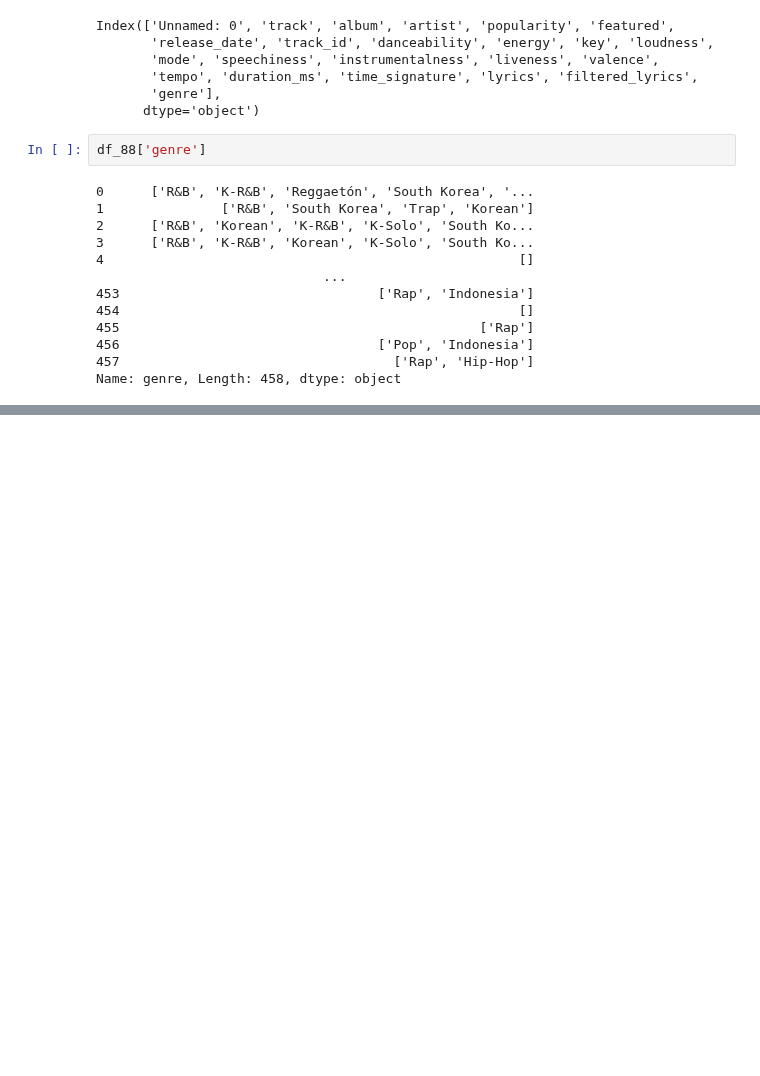
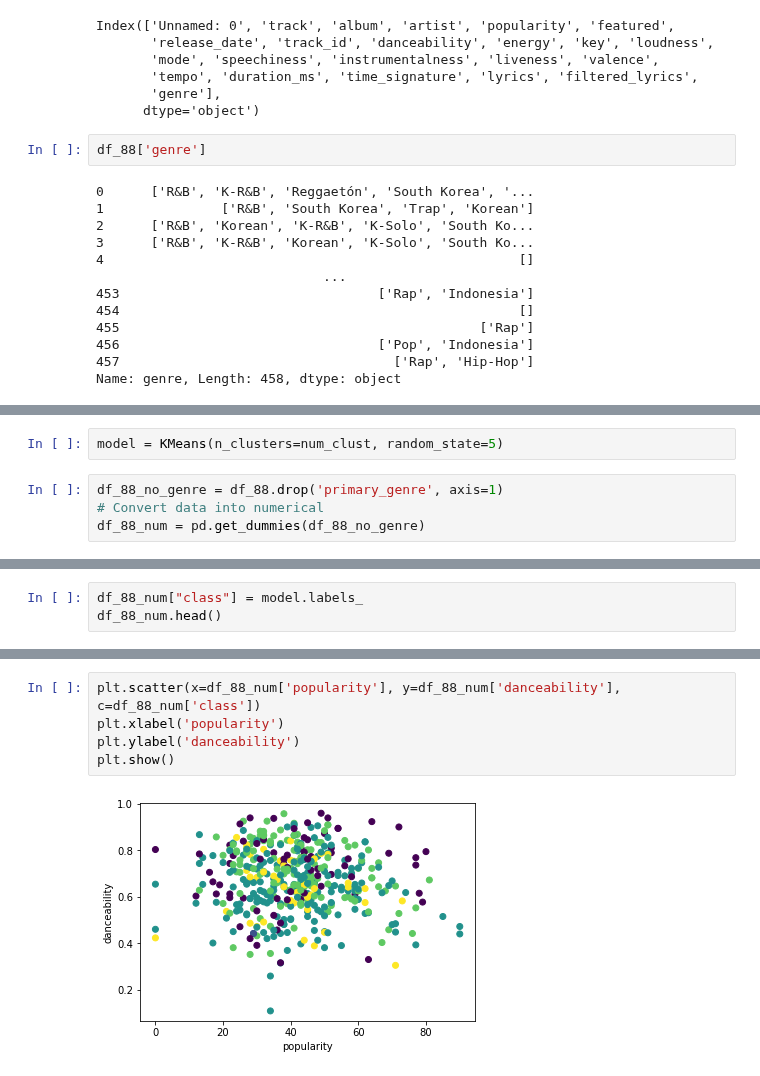
Before and after one commit to jeugenio103/Project-4, a Jupyter notebook: Lyric and Genre Data Collection/genre_model_88.ipynb, the cells around one changed output, grey strips where cells are left out. Drawn from its saved outputs; the diff is of its cells as text; blank space fills up the shorter version.

```diff
--- a/Lyric and Genre Data Collection/genre_model_88.ipynb
+++ b/Lyric and Genre Data Collection/genre_model_88.ipynb
@@ -45,0 +144,6 @@ primary_genre
+# %%
+model = KMeans(n_clusters=num_clust, random_state=5)
+# %%
+df_88_no_genre = df_88.drop('primary_genre', axis=1)
+# Convert data into numerical
+df_88_num = pd.get_dummies(df_88_no_genre)
@@ -45,0 +171,3 @@ primary_genre
+# %%
+df_88_num["class"] = model.labels_
+df_88_num.head()
@@ -45,0 +182,7 @@ primary_genre
+# %%
+plt.scatter(x=df_88_num['popularity'], y=df_88_num['danceability'], c=df_88_num['class'])
+plt.xlabel('popularity')
+plt.ylabel('danceability')
+plt.show()
+# %% [output]
+[figure, added]
```
Also changed, not shown: parts of 27 cells of this notebook, 3 other files.
